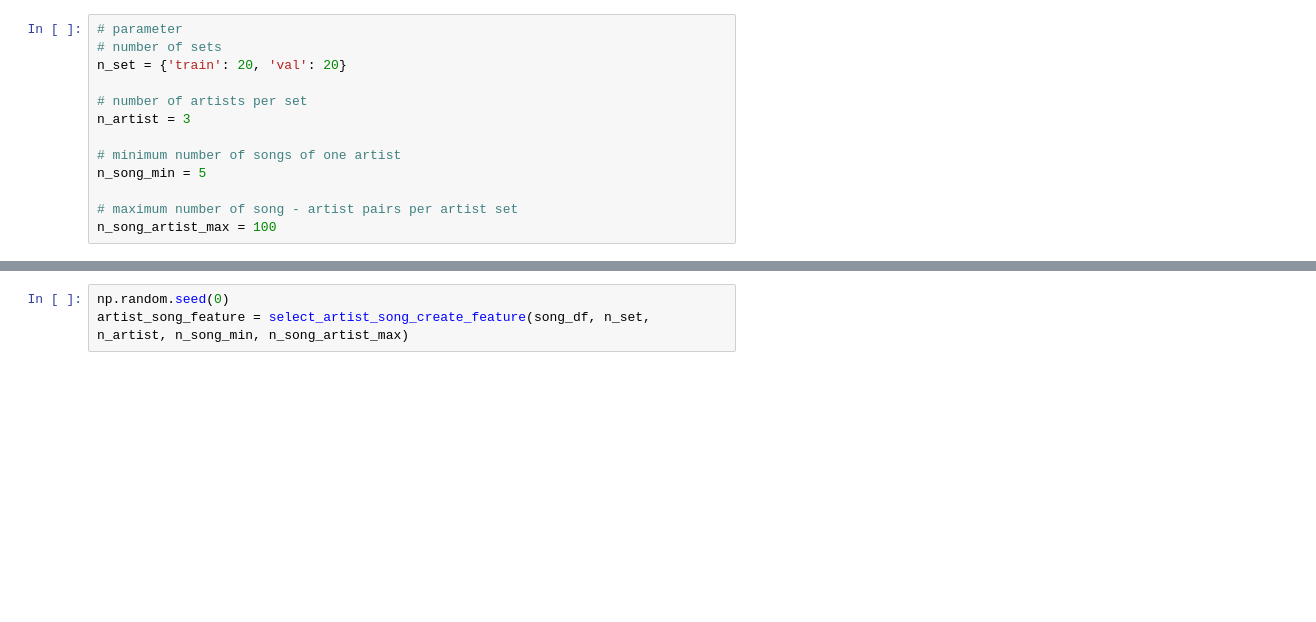
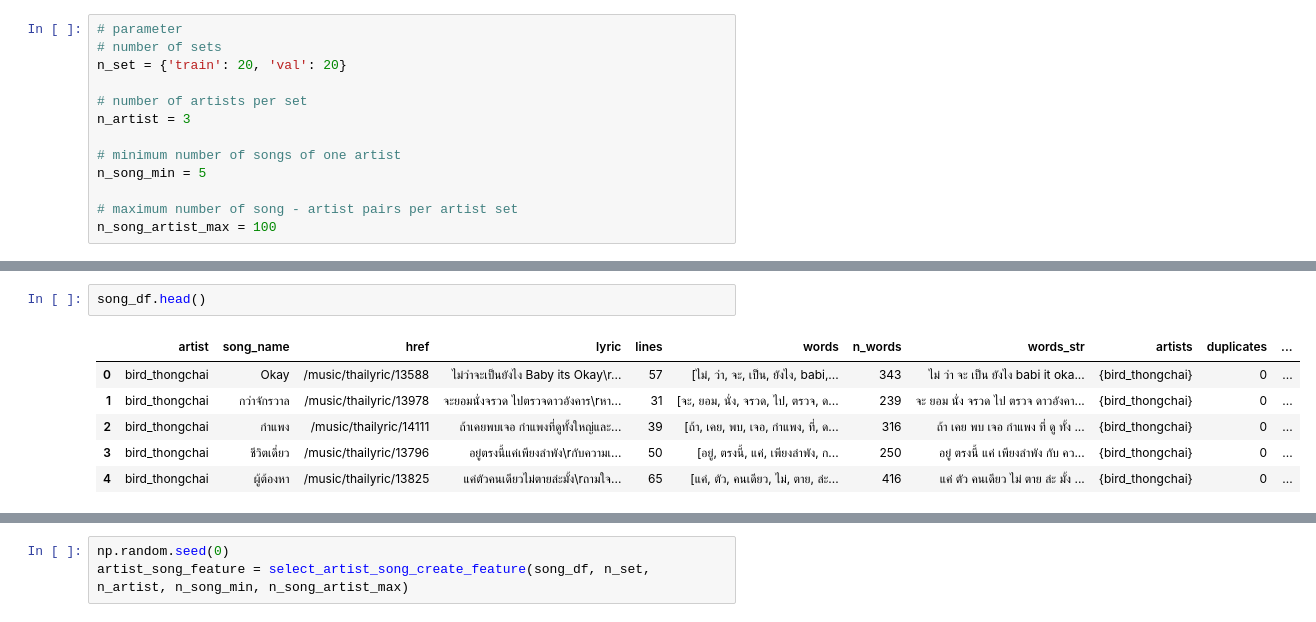
Before and after one commit to BFF-Pattern/Thai-Artist-Classification-by-Song-Lyrics, a Jupyter notebook: models/new_logisticmodel/prediction.ipynb, the cells around one changed output, grey strips where cells are left out. Drawn from its saved outputs; the diff is of its cells as text; blank space fills up the shorter version.

```diff
--- a/models/new_logisticmodel/prediction.ipynb
+++ b/models/new_logisticmodel/prediction.ipynb
@@ -76,3 +68,12 @@ Index(['song_name', 'href', 'lyric', 'artist', 'lines', 'words', 'n_words',
+# %%
+song_df.head()
+# %% [output]
+|  | artist | song_name | href | lyric | lines | words | n_words | words_str | artists | duplicates | ... |
+| 0 | bird_thongchai | Okay | /music/thailyric/13588 | ไม่ว่าจะเป็นยังไง Baby its Okay\r... | 57 | [ไม่, ว่า, จะ, เป็น, ยังไง, babi,... | 343 | ไม่ ว่า จะ เป็น ยังไง babi it oka... | {bird_thongchai} | 0 | ... |
+| 1 | bird_thongchai | กว่าจักรวาล | /music/thailyric/13978 | จะยอมนั่งจรวด ไปตรวจดาวอังคาร\rหา... | 31 | [จะ, ยอม, นั่ง, จรวด, ไป, ตรวจ, ด... | 239 | จะ ยอม นั่ง จรวด ไป ตรวจ ดาวอังคา... | {bird_thongchai} | 0 | ... |
+| 2 | bird_thongchai | กำแพง | /music/thailyric/14111 | ถ้าเคยพบเจอ กำแพงที่ดูทั้งใหญ่และ... | 39 | [ถ้า, เคย, พบ, เจอ, กำแพง, ที่, ด... | 316 | ถ้า เคย พบ เจอ กำแพง ที่ ดู ทั้ง ... | {bird_thongchai} | 0 | ... |
+| 3 | bird_thongchai | ชีวิตเดี่ยว | /music/thailyric/13796 | อยู่ตรงนี้แค่เพียงลำพัง\rกับความเ... | 50 | [อยู่, ตรงนี้, แค่, เพียงลำพัง, ก... | 250 | อยู่ ตรงนี้ แค่ เพียงลำพัง กับ คว... | {bird_thongchai} | 0 | ... |
+| 4 | bird_thongchai | ผู้ต้องหา | /music/thailyric/13825 | แค่ตัวคนเดียวไม่ตายล่ะมั้ง\rถามใจ... | 65 | [แค่, ตัว, คนเดียว, ไม่, ตาย, ล่ะ... | 416 | แค่ ตัว คนเดียว ไม่ ตาย ล่ะ มั้ง ... | {bird_thongchai} | 0 | ... |
 # %%
 def select_artist_song_create_feature(song_df, n_set, n_artist, n_song_min, n_song_artist_max):
     song_count_df = song_df.groupby('artist')[['artist']].count().rename(columns={'artist': 'count'})
```
Also changed, not shown: parts of 13 cells of this notebook, 2 other files.
